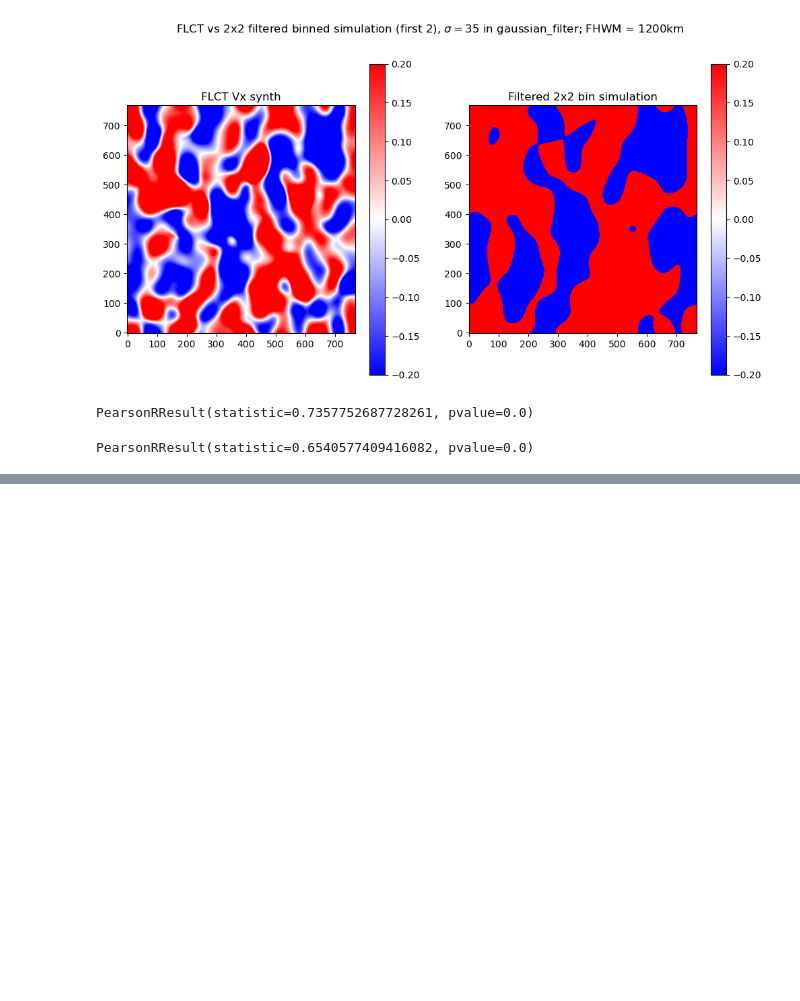
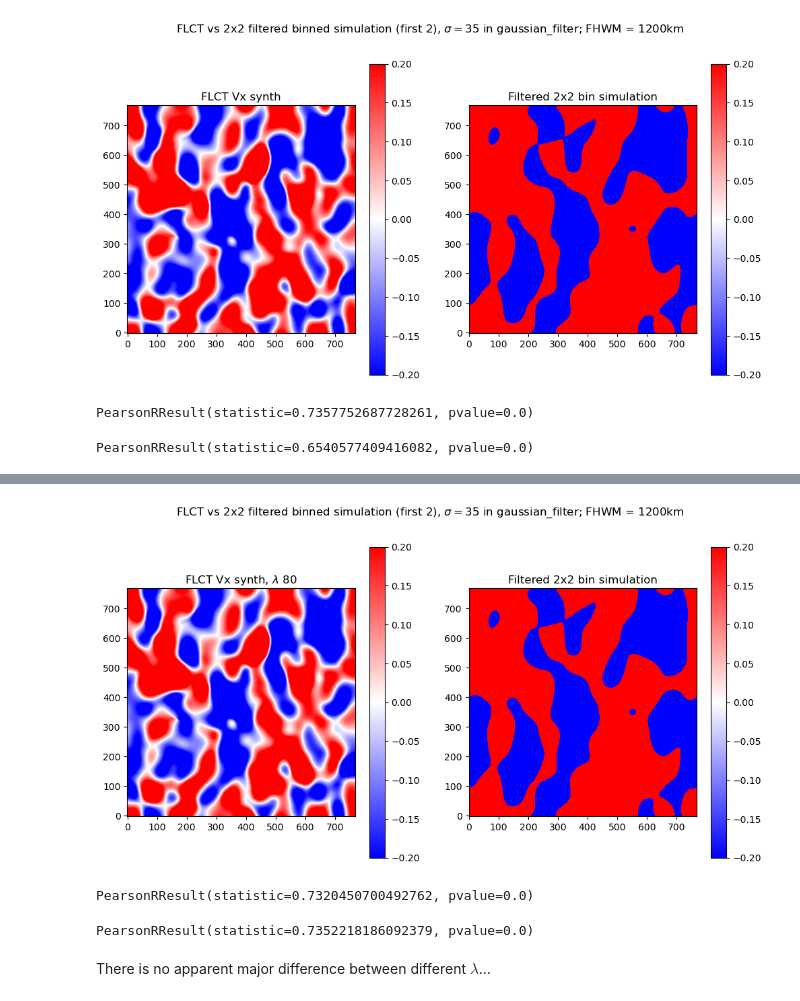
Before and after one commit to TheodoreKostic/Tracking_features, a Jupyter notebook: Synth_master/Synth_data_test.ipynb, the cells around one changed output, grey strips where cells are left out. Saved outputs shown, nothing was run; the diff lists cells and outputs as text; code cells hidden in the pictures; blank space fills up the shorter version.

Commit message:
Code ran for two more value of lambda

```diff
--- a/Synth_master/Synth_data_test.ipynb
+++ b/Synth_master/Synth_data_test.ipynb
@@ -116,0 +149,32 @@ PearsonRResult(statistic=0.6540577409416082, pvalue=0.0)
+# %%
+image5 = cube1[:,:,0,80]
+image6 = cube2[:,:,0,80]
+# %%
+vel_xla80, vel_yla80, vmla80 = pyflct.flct(image5, image6, delta_t, pixelsize, sigma, quiet = True)
+# %%
+fig = plt.figure(figsize = (12,6))
+fig.suptitle("FLCT vs 2x2 filtered binned simulation (first 2), $\sigma = 35$ in gaussian_filter; FHWM = 1200km")
+ax1 = fig.add_subplot(121)
+im1 = ax1.imshow(vel_xla80[:, :], origin='lower',cmap='bwr', vmin = -0.2, vmax = 0.2)
+ax1.set_title("FLCT Vx synth, $\lambda$ 80")
+fig.colorbar(im1)
+
+ax2 = fig.add_subplot(122)
+im2 = ax2.imshow(Vx_filtered35[:, :], origin='lower', cmap='bwr', vmin = -0.2, vmax = 0.2)
+ax2.set_title("Filtered 2x2 bin simulation")
+fig.colorbar(im2)
+plt.savefig("Synth_FLCT_vs_sim_Vxla80.png", dpi = 600)
+# %% [output]
+[figure, added]
+# %%
+r_x25 = pearsonr(vel_xla.flatten(), Vx_filtered35.flatten())
+print(r_x25)
+# %% [output]
+PearsonRResult(statistic=0.7320450700492762, pvalue=0.0)
+# %%
+r_x80 = pearsonr(vel_xla80.flatten(), Vx_filtered35.flatten())
+print(r_x80)
+# %% [output]
+PearsonRResult(statistic=0.7352218186092379, pvalue=0.0)
+# %% [markdown]
+<p>There is no apparent major difference between different $\lambda$...</p>
```
Also changed, not shown: parts of 5 cells of this notebook.
